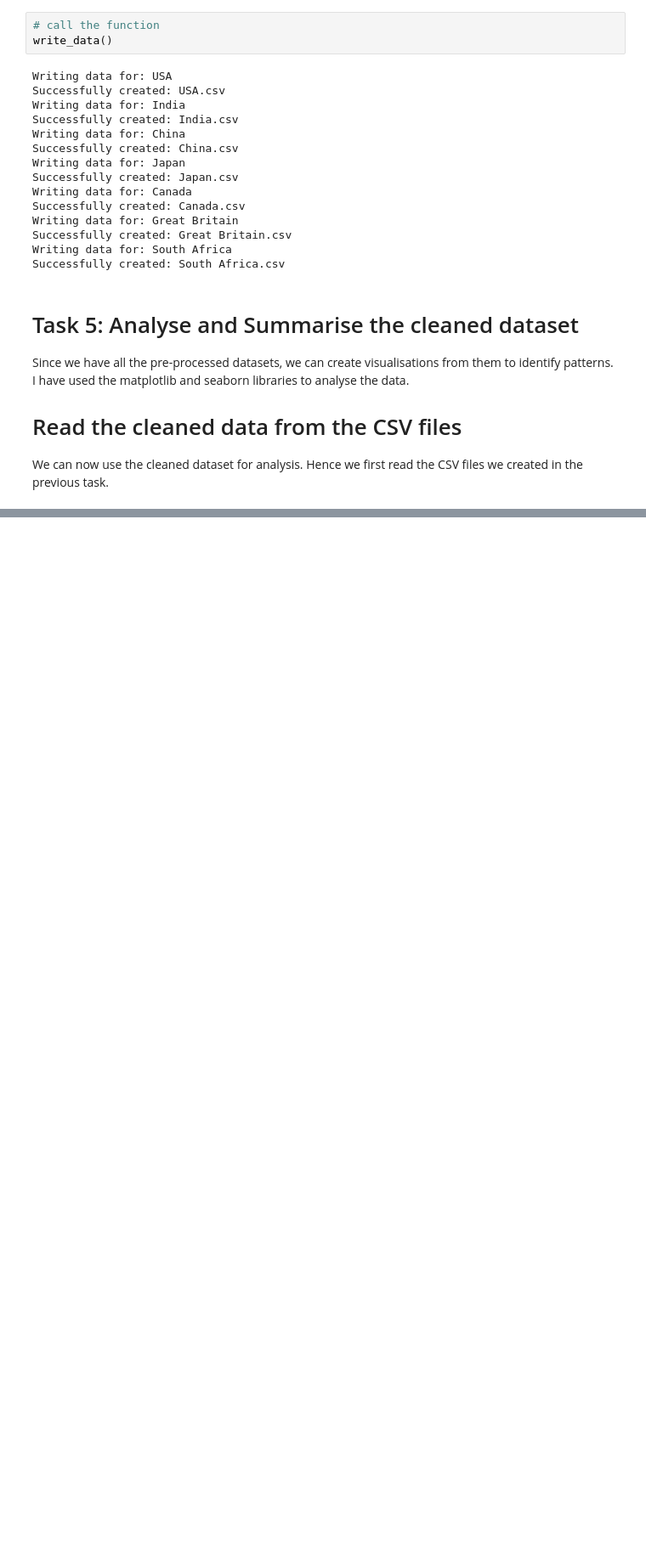
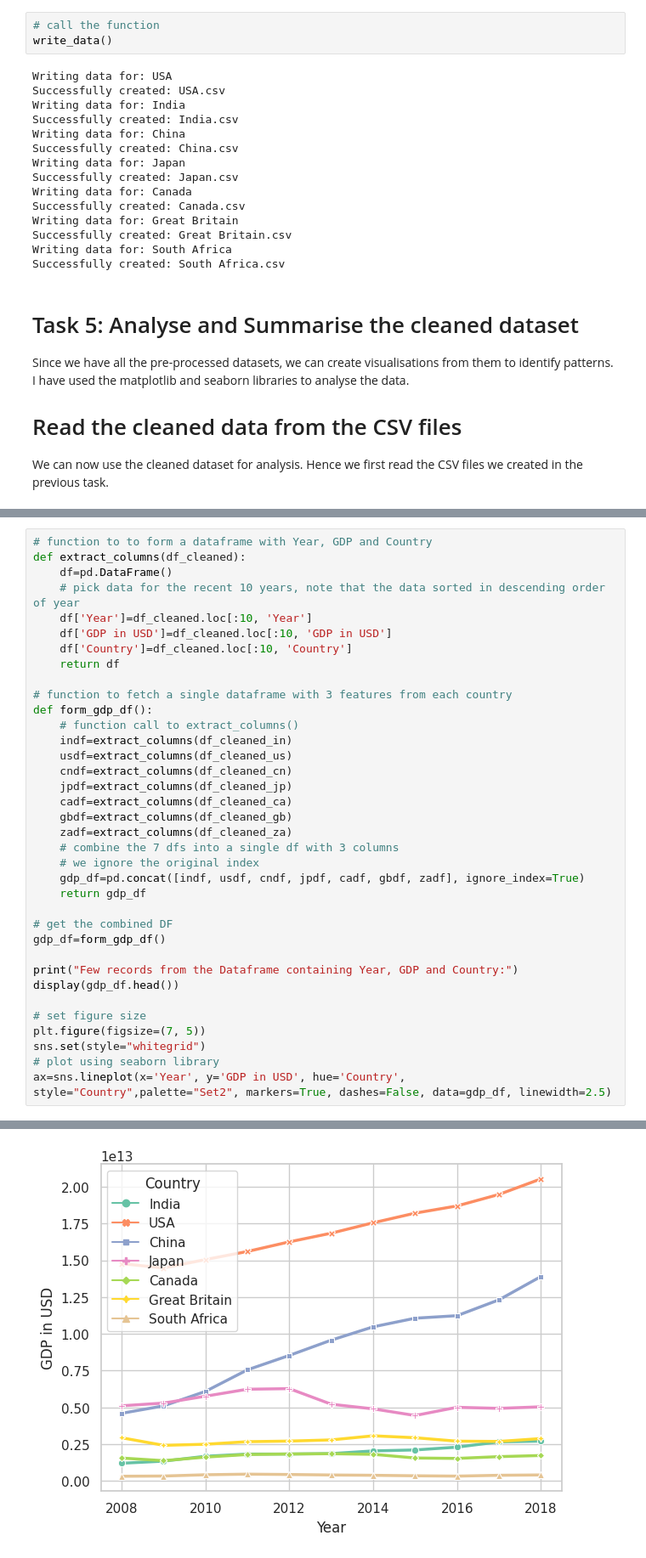
Before and after one commit to YogeshThakare007/World-Bank-Data-EDA, a Jupyter notebook: World Bank EDA.ipynb, the cells around one changed output, grey strips where cells are left out. Shown at 85% size. Cells and saved outputs as stored; diff of their text form; blank space fills up the shorter version.

```diff
--- a/World Bank EDA.ipynb
+++ b/World Bank EDA.ipynb
@@ -513,0 +682,37 @@ We can now use the cleaned dataset for analysis. Hence we first read the CSV fil
+# %%
+# function to to form a dataframe with Year, GDP and Country
+def extract_columns(df_cleaned):
+    df=pd.DataFrame()
+    # pick data for the recent 10 years, note that the data sorted in descending order of year
+    df['Year']=df_cleaned.loc[:10, 'Year']
+    df['GDP in USD']=df_cleaned.loc[:10, 'GDP in USD']
+    df['Country']=df_cleaned.loc[:10, 'Country']
+    return df
+
+# function to fetch a single dataframe with 3 features from each country
+def form_gdp_df():
+    # function call to extract_columns()
+    indf=extract_columns(df_cleaned_in)
+    usdf=extract_columns(df_cleaned_us)
+    cndf=extract_columns(df_cleaned_cn)
+    jpdf=extract_columns(df_cleaned_jp)
+    cadf=extract_columns(df_cleaned_ca)
+    gbdf=extract_columns(df_cleaned_gb)
+    zadf=extract_columns(df_cleaned_za)
+    # combine the 7 dfs into a single df with 3 columns
+    # we ignore the original index
+    gdp_df=pd.concat([indf, usdf, cndf, jpdf, cadf, gbdf, zadf], ignore_index=True)
+    return gdp_df
+
+# get the combined DF
+gdp_df=form_gdp_df()
+
+print("Few records from the Dataframe containing Year, GDP and Country:")
+display(gdp_df.head())
+
+# set figure size
+plt.figure(figsize=(7, 5))
+sns.set(style="whitegrid")
+# plot using seaborn library
+ax=sns.lineplot(x='Year', y='GDP in USD', hue='Country', style="Country",palette="Set2", markers=True, dashes=False, data=gdp_df, linewidth=2.5)
+# %% [output]
@@ -513,0 +726 @@ We can now use the cleaned dataset for analysis. Hence we first read the CSV fil
+[figure, added]
```
Also changed, not shown: parts of 27 cells of this notebook.
